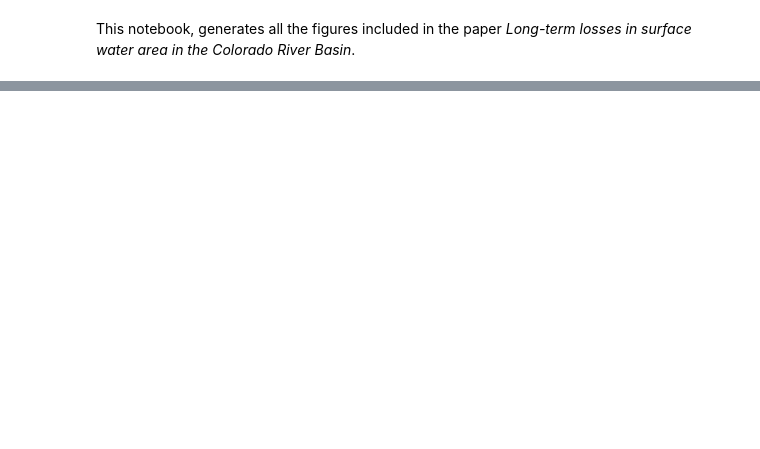
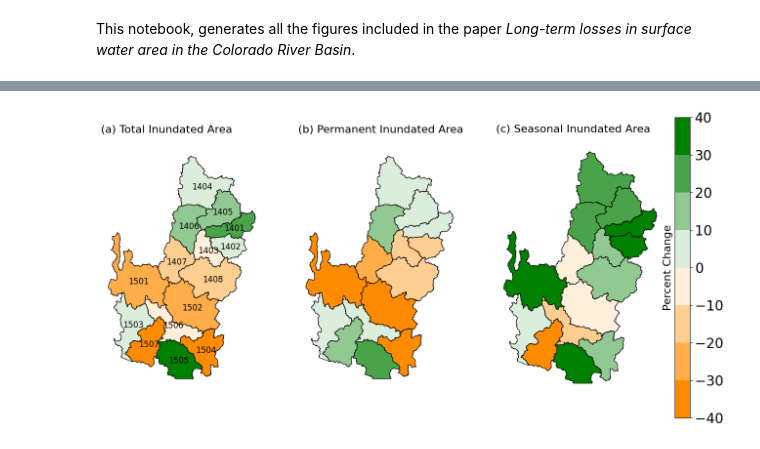
Before and after one commit to ppuentex/Surface_Water_Analysis-CRB, a Jupyter notebook: Results/generate-figures.ipynb, the cells around one changed output, grey strips where cells are left out. Drawn from its saved outputs; the diff is of its cells as text; code cells hidden in the pictures; blank space fills up the shorter version.

Commit message:
adding percent change code and figure

```diff
--- a/Results/generate-figures.ipynb
+++ b/Results/generate-figures.ipynb
@@ -5,3 +9,10 @@ import pandas as pd
 # %%
 ## Load all data paths needed
-crb_huc4_data = pd.read_csv('../Data/analysis-data/huc4_zonal_stats.csv') #zonal statistics for each huc4
+crb_data = pd.read_csv('../Data/analysis-data/huc4_zonal_stats.csv') #zonal statistics for each huc4
+crb_huc4 = gpd.read_file('../Data/processed-data/shapefiles/CRB_HUC4.shp')
+
+#Color Labels
+color_total_water = '#440154'
+color_perm = '#297a8e' # pixel class = 3
+color_seasonal = '#34E4EA' # pixel class = 2
+color_nowater = '#e2e418' #pixel class = 1
@@ -23,0 +102,7 @@ crb_huc4_data
+# %%
+transitions_92_19 = pd.read_csv('../Data/analysis-data/water_type_transitions_92_19.csv')
+
+#make the huc id's a string (originally integer)
+transitions_92_19['huc4'] = transitions_92_19['huc4'].map(str)
+#merge this dataset with the shapefile using the huc4 id's
+huc4_transitions_92_19 = crb_huc4.merge(transitions_92_19, on = 'huc4')
@@ -23,0 +124,29 @@ crb_huc4_data
+# %%
+fig, ax = plt.subplots(1, 3, figsize=(16, 8), gridspec_kw={'width_ratios': [1, 1, 1.3]})
+plt.rcParams.update({'font.size': 20})
+cmap_diff = mcolors.LinearSegmentedColormap.from_list('custom_wet', [(0, 'darkorange'), (0.5, 'white'),  (1, 'green')], N = 8)
+#limit the color bar
+vmin = -40
+vmax = 40
+# Plot on the first map
+huc4_transitions_92_19.plot(ax=ax[0], column='total_diff_92_19', legend=False, cmap=cmap_diff, linewidth=0.8, edgecolor='0', vmin=vmin, vmax=vmax)
+ax[0].axis('off')  # Turn off axis
+ax[0].text(0, 1.05, '(a) Total Inundated Area', transform=ax[0].transAxes, fontsize = 16)
+
+huc4_transitions_92_19.plot(ax=ax[1], column='perm_diff_92_19', legend=False, cmap=cmap_diff, linewidth=0.8, edgecolor='0', vmin=vmin, vmax=vmax)
+ax[1].axis('off')  # Turn off axis
+ax[0].text(0, 1.05, '(b) Permanent Inundated Area', transform=ax[1].transAxes, fontsize = 16)
+
+huc4_transitions_92_19.plot(ax=ax[2], column='season_diff_92_19', legend=True, cmap=cmap_diff, linewidth=0.8, edgecolor='0', vmin=vmin, vmax=vmax)
+ax[2].axis('off')  # Turn off axis
+ax[2].text(0, 1.03, '(c) Seasonal Inundated Area', transform=ax[2].transAxes, fontsize = 16)
+ax[2].text(1.05,0.5, 'Percent Change',horizontalalignment='right',
+        verticalalignment='center', rotation='vertical', transform=ax[2].transAxes, fontsize = 16)
+
+for idx, row in huc4_transitions_92_19.iterrows():
+    ax[0].text(row.geometry.centroid.x - 0.6, row.geometry.centroid.y - 0.2,
+               row["huc4"], fontsize=12, color='black')
+
+plt.savefig('../Results/figures/percent_change_water_type-figure2.jpg', bbox_inches ='tight', dpi = 600)
+# %% [output]
+[figure, added]
```
Also changed, not shown: parts of 10 cells of this notebook, 1 other file.
